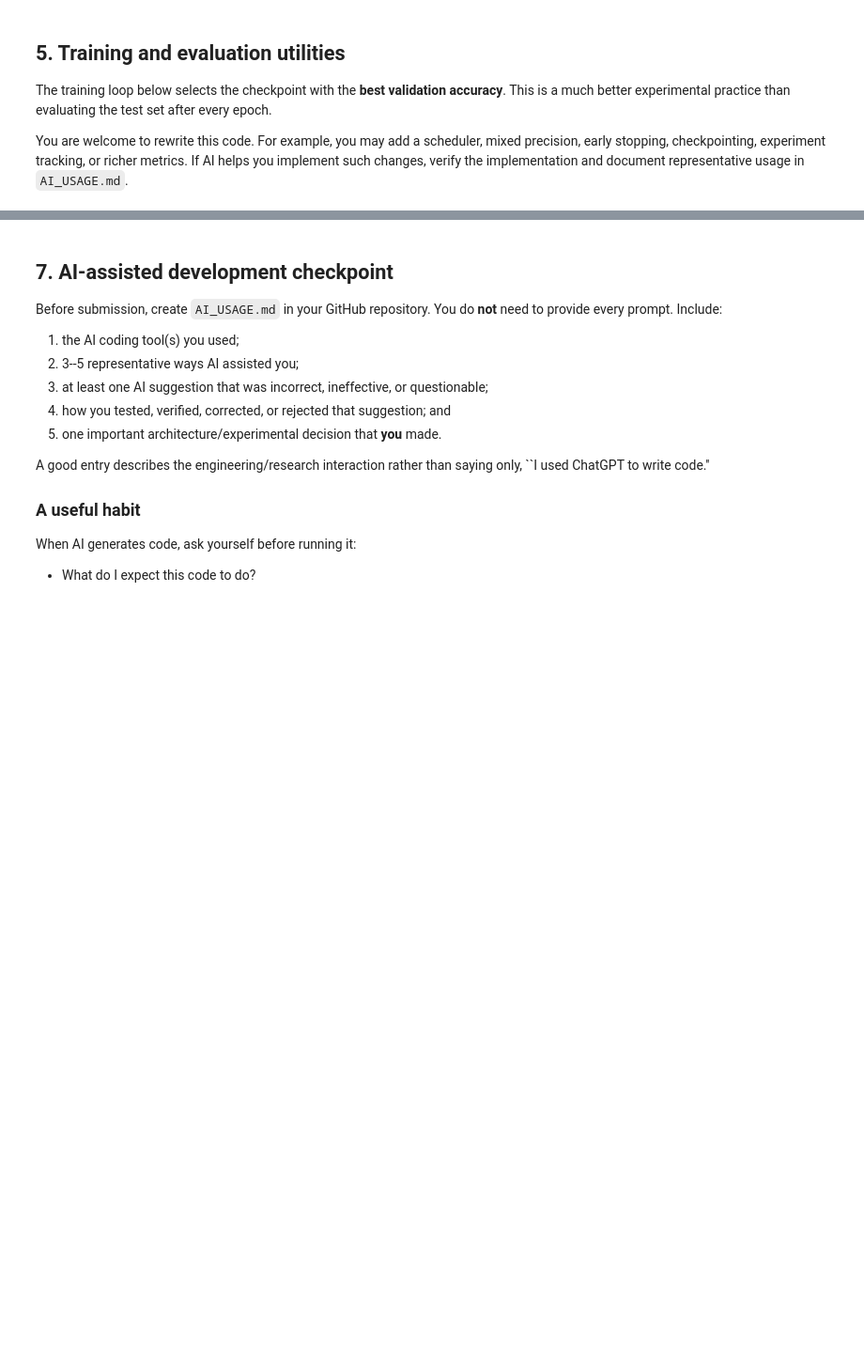
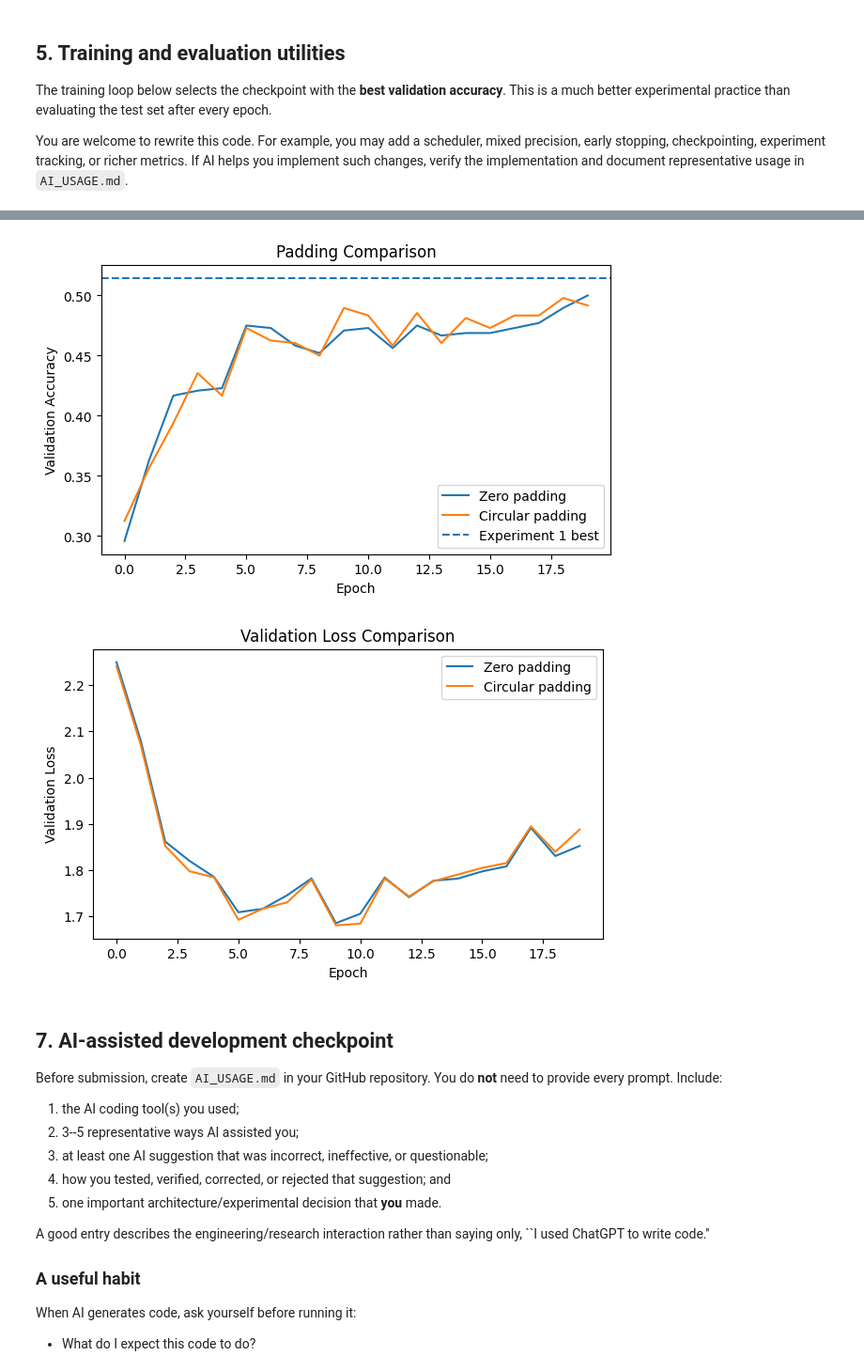
Before and after one commit to ameliaeckard/cnn-scene-classification, a Jupyter notebook: notebooks/ITCS_6169_8169_Assignment1_2026_Starter.ipynb, the cells around one changed output, grey strips where cells are left out. Shown at 94% size. Saved outputs shown, nothing was run; the diff lists cells and outputs as text; code cells hidden in the pictures; blank space fills up the shorter version.

Commit message:
Test zero and circular padding

```diff
--- a/notebooks/ITCS_6169_8169_Assignment1_2026_Starter.ipynb
+++ b/notebooks/ITCS_6169_8169_Assignment1_2026_Starter.ipynb
@@ -393,3 +451,35 @@ Final test accuracy: 0.4475
+# %%
+plt.figure(figsize=(7, 4))
+
+plt.plot(history_zero['val_acc'], label='Zero padding')
+plt.plot(history_circular['val_acc'], label='Circular padding')
+
+plt.axhline(
+    y=0.5146,
+    linestyle='--',
+    label='Experiment 1 best'
+)
+
+plt.xlabel('Epoch')
+plt.ylabel('Validation Accuracy')
+plt.title('Padding Comparison')
+plt.legend()
+plt.show()
+
+
+plt.figure(figsize=(7, 4))
+
+plt.plot(history_zero['val_loss'], label='Zero padding')
+plt.plot(history_circular['val_loss'], label='Circular padding')
+
+plt.xlabel('Epoch')
+plt.ylabel('Validation Loss')
+plt.title('Validation Loss Comparison')
+plt.legend()
+plt.show()
+# %% [output]
+[figure, added]
+[figure, added]
 # %% [markdown]
 ## 7. AI-assisted development checkpoint
 
```
Also changed, not shown: parts of 8 cells of this notebook.
